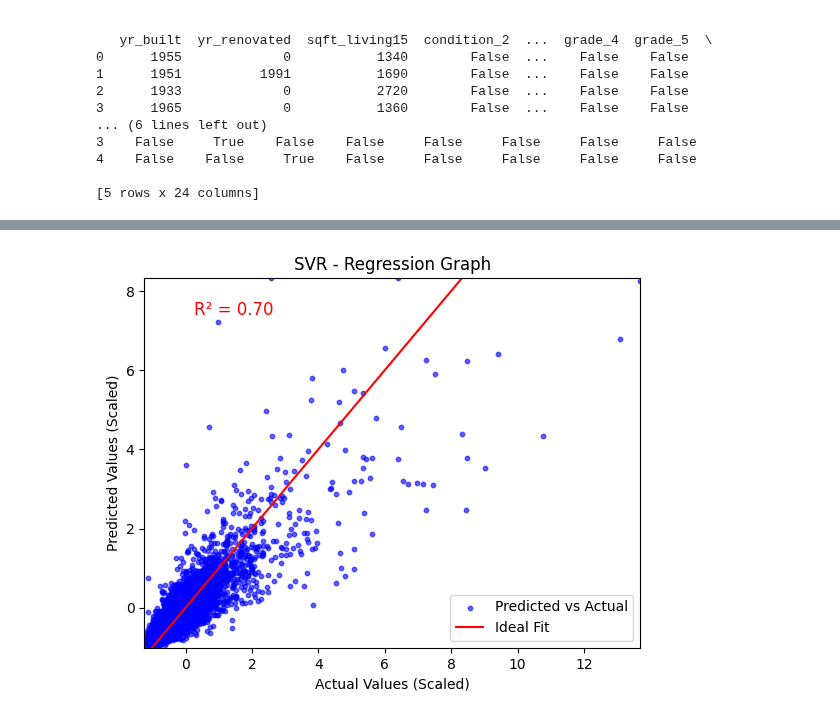
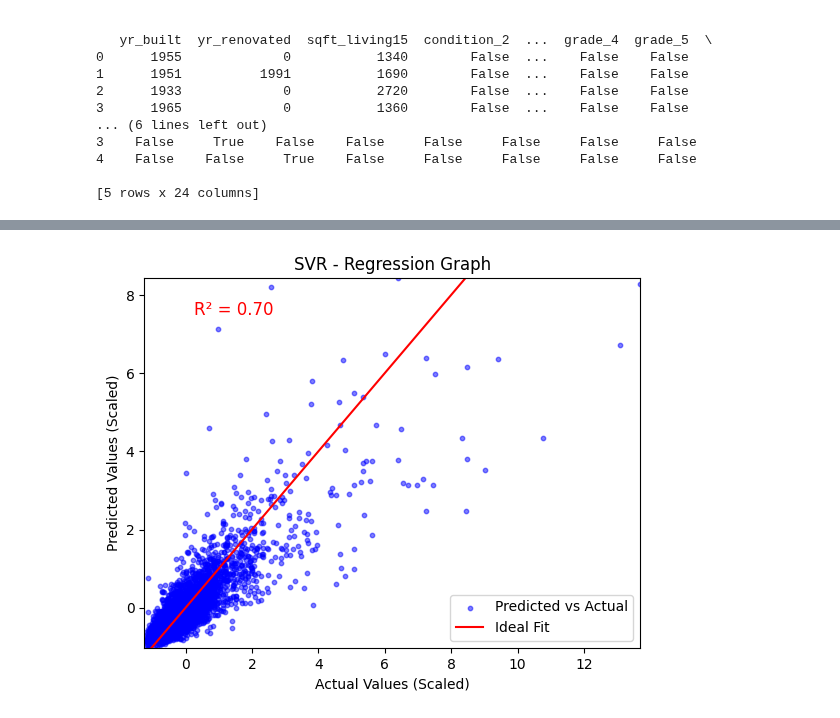
Before and after one commit to sbogde/scikit-regressions-and-confessions, a Jupyter notebook: week3_06_svr_kc_houses.ipynb, the cells around one changed output, grey strips where cells are left out. Drawn from its saved outputs; the diff is of its cells as text; code cells hidden in the pictures.

```diff
--- a/week3_06_svr_kc_houses.ipynb
+++ b/week3_06_svr_kc_houses.ipynb
@@ -261,26 +262,26 @@ R²: 0.6982038666242809
 # %%
 # Predict values using the testing set
 # y_pred = svr_reg.predict(X_test)
 
 # Scatter plot of actual vs predicted values
-plt.scatter(y_test, y_pred, color="b", label="Predicted vs Actual", alpha=0.6, s=10)
+plt.scatter(y_test, y_pred, color="b", label="Predicted vs Actual", alpha=0.5, s=10)
 
 # Add a red line representing perfect predictions (diagonal line)
 plt.plot([y_test.min(), y_test.max()], [y_test.min(), y_test.max()], color="r", label="Ideal Fit")
 
 plt.xlim(y_test.min(), y_test.max())
 plt.ylim(y_pred.min(), y_pred.max())
 
 # r2 = r2_score(y_test, y_pred)
 plt.text(0.1, 0.9, f"R² = {r2:.2f}", transform=plt.gca().transAxes, fontsize=12, color="red")
 
 # Add labels and title
 plt.title("SVR - Regression Graph")
 plt.xlabel("Actual Values (Scaled)")
 plt.ylabel("Predicted Values (Scaled)")
 plt.legend(loc='lower right')
 
 # Display the plot
 plt.show()
 # %% [output]
-[figure, old version]
+[figure, new version]
```
Also changed, not shown: parts of 1 cell of this notebook.
